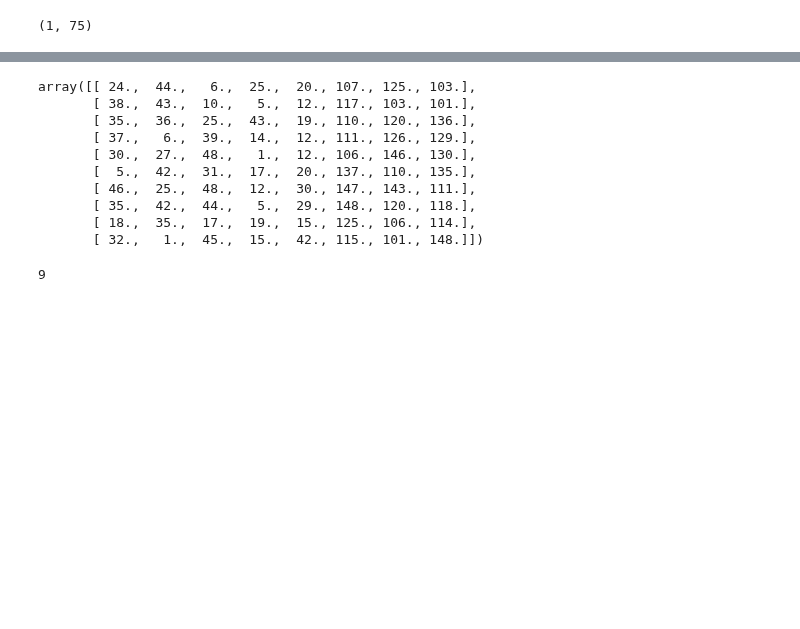
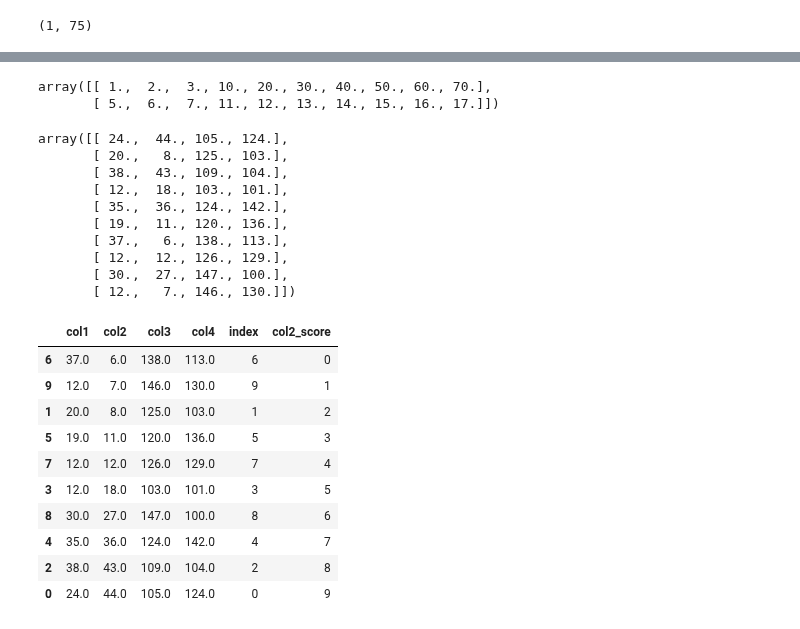
Before and after one commit to anilergan/AISMTB, a Jupyter notebook: worksheet.ipynb, the cells around one changed output, grey strips where cells are left out. Drawn from its saved outputs; the diff is of its cells as text; code cells hidden in the pictures; blank space fills up the shorter version.

```diff
--- a/worksheet.ipynb
+++ b/worksheet.ipynb
@@ -395,3 +395,8 @@ array([[ 1.,  2.,  3., 10., 20., 30., 40., 50., 60., 70.],
+# %%
+ep.reshape(2, 10)
+# %% [output]
+array([[ 1.,  2.,  3., 10., 20., 30., 40., 50., 60., 70.],
+       [ 5.,  6.,  7., 11., 12., 13., 14., 15., 16., 17.]])
 # %%
 import numpy as np
 np.random.seed(32)
@@ -401,46 +406,39 @@ liste2 = [10,20,30,40,50,60,70]
 arr = np.array([])
 
 for i in range(10):
-    l1 = np.random.randint(1,50,size=(1,5))
-    l2 = np.random.randint(100,150,size=(1,3))
+    l1 = np.random.randint(1,50,size=(1,2))
+    l2 = np.random.randint(100,150,size=(1,2))
     arr = np.append(arr, np.concatenate([l1,l2], axis=1))
-u = arr.reshape(10,8)
+u = arr.reshape(10,4)
 u
 # %% [output]
-array([[ 24.,  44.,   6.,  25.,  20., 107., 125., 103.],
-       [ 38.,  43.,  10.,   5.,  12., 117., 103., 101.],
-       [ 35.,  36.,  25.,  43.,  19., 110., 120., 136.],
-       [ 37.,   6.,  39.,  14.,  12., 111., 126., 129.],
-       [ 30.,  27.,  48.,   1.,  12., 106., 146., 130.],
-       [  5.,  42.,  31.,  17.,  20., 137., 110., 135.],
-       [ 46.,  25.,  48.,  12.,  30., 147., 143., 111.],
-       [ 35.,  42.,  44.,   5.,  29., 148., 120., 118.],
-       [ 18.,  35.,  17.,  19.,  15., 125., 106., 114.],
-       [ 32.,   1.,  45.,  15.,  42., 115., 101., 148.]])
+array([[ 24.,  44., 105., 124.],
+       [ 20.,   8., 125., 103.],
+       [ 38.,  43., 109., 104.],
+       [ 12.,  18., 103., 101.],
+       [ 35.,  36., 124., 142.],
+       [ 19.,  11., 120., 136.],
+       [ 37.,   6., 138., 113.],
+       [ 12.,  12., 126., 129.],
+       [ 30.,  27., 147., 100.],
+       [ 12.,   7., 146., 130.]])
-# %%
-# 7. sütunu büyükten küçüğe sıralayın
-data = data[data[:, 7].argsort()[::-1]]
-
-# Sağa yeni bir sütun ekleyin ve 0'dan başlayarak 1 artan değerlerle doldurun
-new_column1 = np.arange(0, 8)
-data = np.column_stack((data, new_column1))
-
-# 8. sütunu büyükten küçüğe sıralayın
-data = data[data[:, 8].argsort()[::-1]]
-
-# Sağa yeni bir sütun ekleyin ve 0'den başlayarak 1 artan değerlerle doldurun
-new_column2 = np.arange(0, 8)
-data = np.column_stack((data, new_column2))
-
-# İki yeni sütunun değerlerini toplayarak yeni bir sütun oluşturun
-sum_column = data[:, 10] + data[:, 11]
-data = np.column_stack((data, sum_column))
-
-# Yeni sütunu büyükten küçüğe sıralayın ve ilk 3 değeri seçin
-sorted_data = data[data[:, 12].argsort()[::-1]]
-result = sorted_data[:3]
-
-# Sonucu görüntüleyin
-print(result)
-# %% [output]
-9
+# %%
+import pandas
+df = pandas.DataFrame(data = u, columns=(['col1', 'col2', 'col3', 'col4']))
+df['index'] = df.index
+df_1 = df.sort_values(by='col2', ascending=True)
+df_1['col2_score'] = range(len(df_1))
+# %%
+df_1
+# %% [output]
+|  | col1 | col2 | col3 | col4 | index | col2_score |
+| 6 | 37.0 | 6.0 | 138.0 | 113.0 | 6 | 0 |
+| 9 | 12.0 | 7.0 | 146.0 | 130.0 | 9 | 1 |
+| 1 | 20.0 | 8.0 | 125.0 | 103.0 | 1 | 2 |
+| 5 | 19.0 | 11.0 | 120.0 | 136.0 | 5 | 3 |
+| 7 | 12.0 | 12.0 | 126.0 | 129.0 | 7 | 4 |
+| 3 | 12.0 | 18.0 | 103.0 | 101.0 | 3 | 5 |
+| 8 | 30.0 | 27.0 | 147.0 | 100.0 | 8 | 6 |
+| 4 | 35.0 | 36.0 | 124.0 | 142.0 | 4 | 7 |
+| 2 | 38.0 | 43.0 | 109.0 | 104.0 | 2 | 8 |
+| 0 | 24.0 | 44.0 | 105.0 | 124.0 | 0 | 9 |
```
Also changed, not shown: parts of 13 cells of this notebook, 4 other files.
